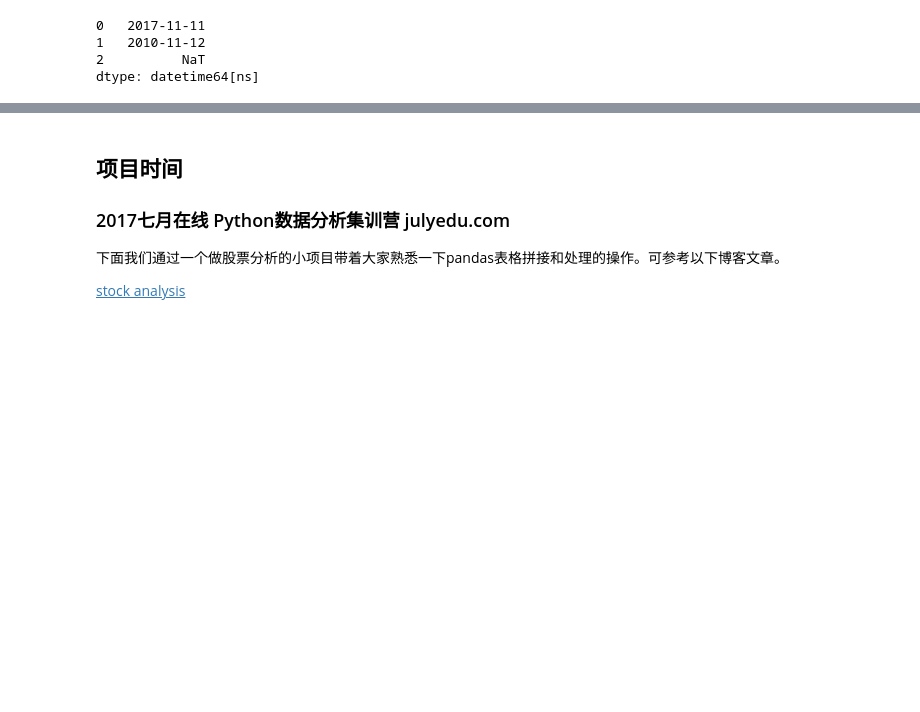
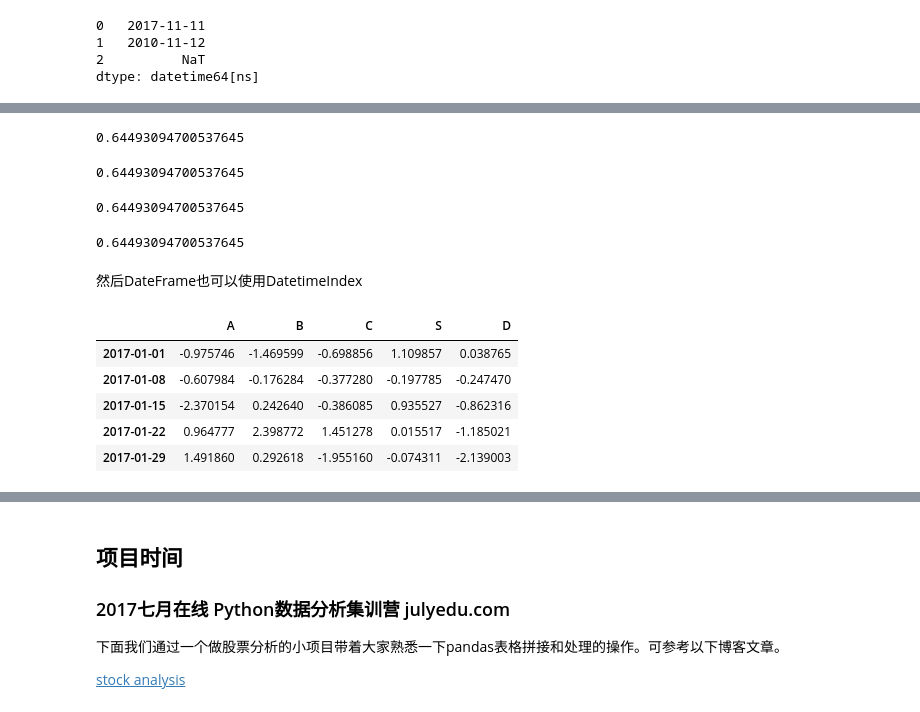
Before and after one commit to ZeweiChu/pandas-tutorial, a Jupyter notebook: 2017-Nov/pandas-3.ipynb, the cells around one changed output, grey strips where cells are left out. Cells and saved outputs as stored; diff of their text form; code cells hidden in the pictures; blank space fills up the shorter version.

```diff
--- a/2017-Nov/pandas-3.ipynb
+++ b/2017-Nov/pandas-3.ipynb
@@ -416,0 +522,29 @@ dtype: datetime64[ns]
+# %%
+ts["11/30/2017"]
+# %% [output]
+0.64493094700537645
+# %%
+ts["30/11/2017"]
+# %% [output]
+0.64493094700537645
+# %%
+ts["2017/11/30"]
+# %% [output]
+0.64493094700537645
+# %%
+ts["2017-11-30"]
+# %% [output]
+0.64493094700537645
+# %% [markdown]
+然后DateFrame也可以使用DatetimeIndex
+# %%
+dft = pd.DataFrame(np.random.randn(100, 5), columns=list("ABCSD"),
+                   index=pd.date_range("2017-01-01", periods=100, freq="W"))
+dft.head()
+# %% [output]
+|  | A | B | C | S | D |
+| 2017-01-01 | -0.975746 | -1.469599 | -0.698856 | 1.109857 | 0.038765 |
+| 2017-01-08 | -0.607984 | -0.176284 | -0.377280 | -0.197785 | -0.247470 |
+| 2017-01-15 | -2.370154 | 0.242640 | -0.386085 | 0.935527 | -0.862316 |
+| 2017-01-22 | 0.964777 | 2.398772 | 1.451278 | 0.015517 | -1.185021 |
+| 2017-01-29 | 1.491860 | 0.292618 | -1.955160 | -0.074311 | -2.139003 |
```
Also changed, not shown: parts of 15 cells of this notebook, 1 other file.
